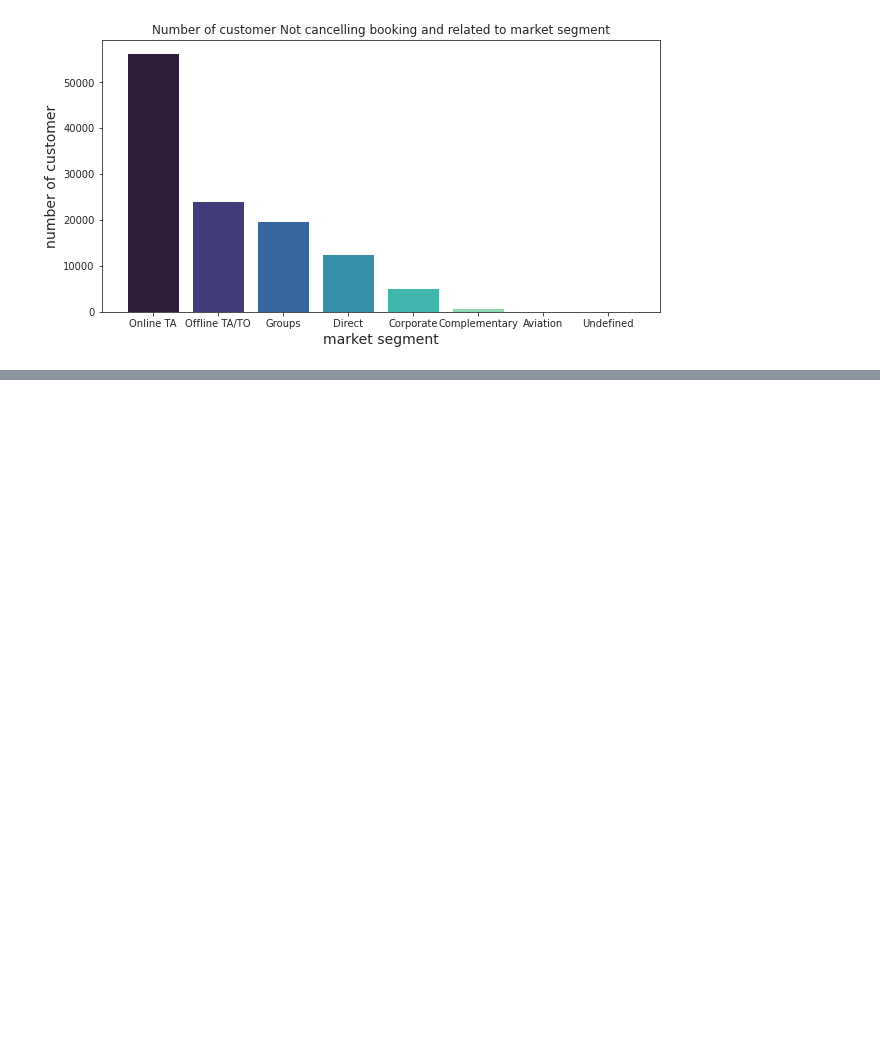
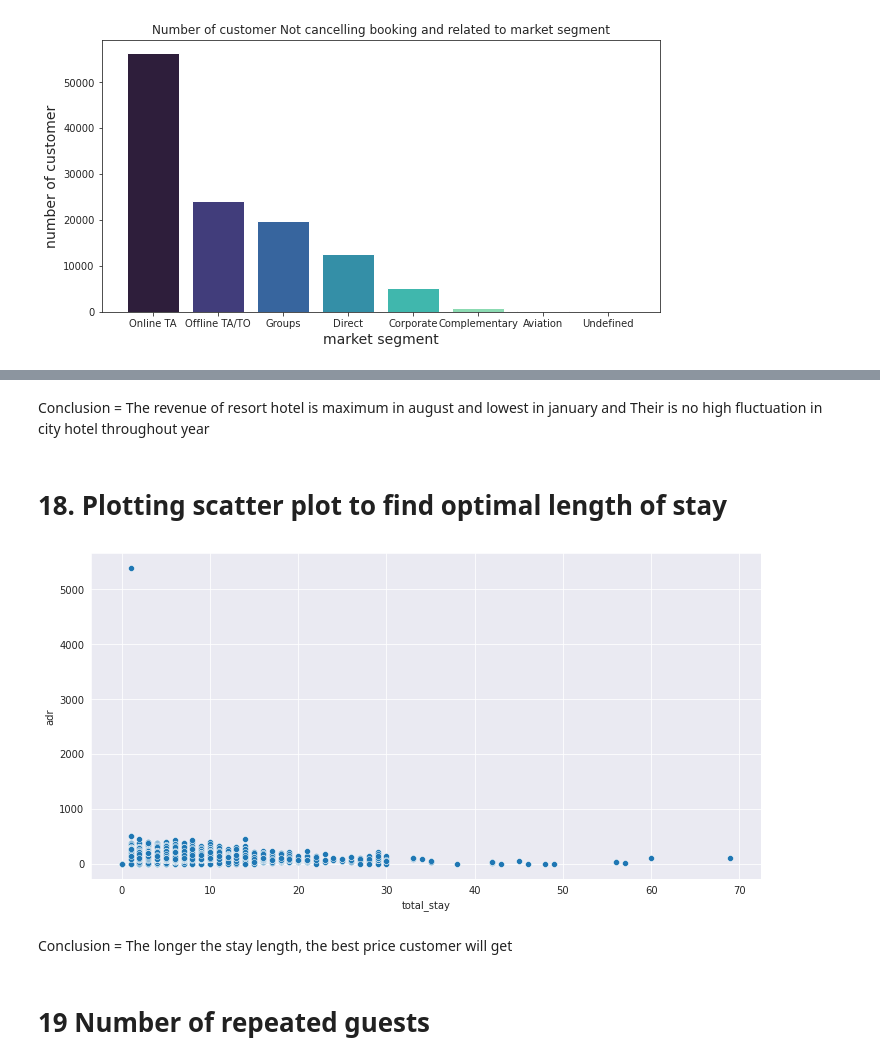
Before and after one commit to machave11/Hotel-Booking-Analysis, a Jupyter notebook: Nikhil_Machave|Copy_of_Hotel_Booking_Analysis_Capstone_Project.ipynb, the cells around one changed output, grey strips where cells are left out. Saved outputs shown, nothing was run; the diff lists cells and outputs as text; code cells hidden in the pictures; blank space fills up the shorter version.

```diff
--- a/Nikhil_Machave|Copy_of_Hotel_Booking_Analysis_Capstone_Project.ipynb
+++ b/Nikhil_Machave|Copy_of_Hotel_Booking_Analysis_Capstone_Project.ipynb
@@ -293,0 +363,16 @@ plt.show()
+# %% [markdown]
+Conclusion = The revenue of resort hotel is maximum in august and lowest in january and Their is no high fluctuation in city hotel throughout year
+# %% [markdown]
+# 18. Plotting scatter plot to find optimal length of stay
+# %%
+#scatterplot for optimal stay length
+df['total_stay']=df['stays_in_week_nights']+df['stays_in_weekend_nights']
+plt.figure(figsize = (12,6))
+sns.scatterplot(y = 'adr', x = 'total_stay', data = df)
+plt.show()
+# %% [output]
+[figure, added]
+# %% [markdown]
+Conclusion = The longer the stay length, the best price customer will get
+# %% [markdown]
+# 19 Number of repeated guests
```
Also changed, not shown: parts of 16 cells of this notebook.
